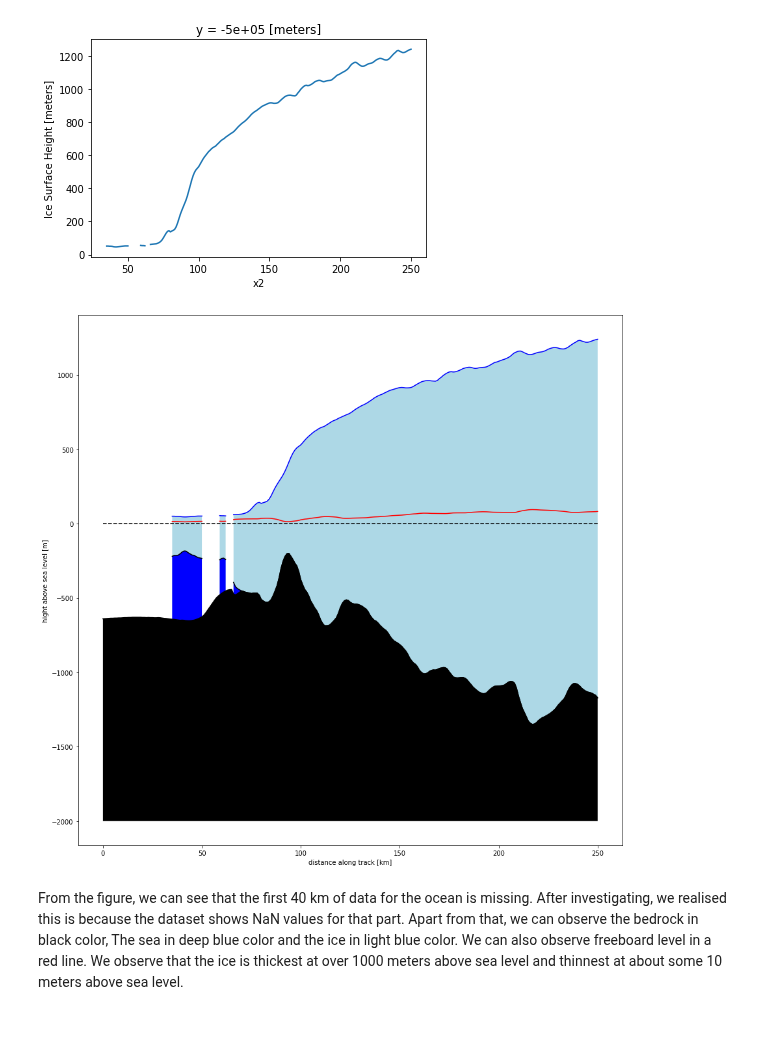
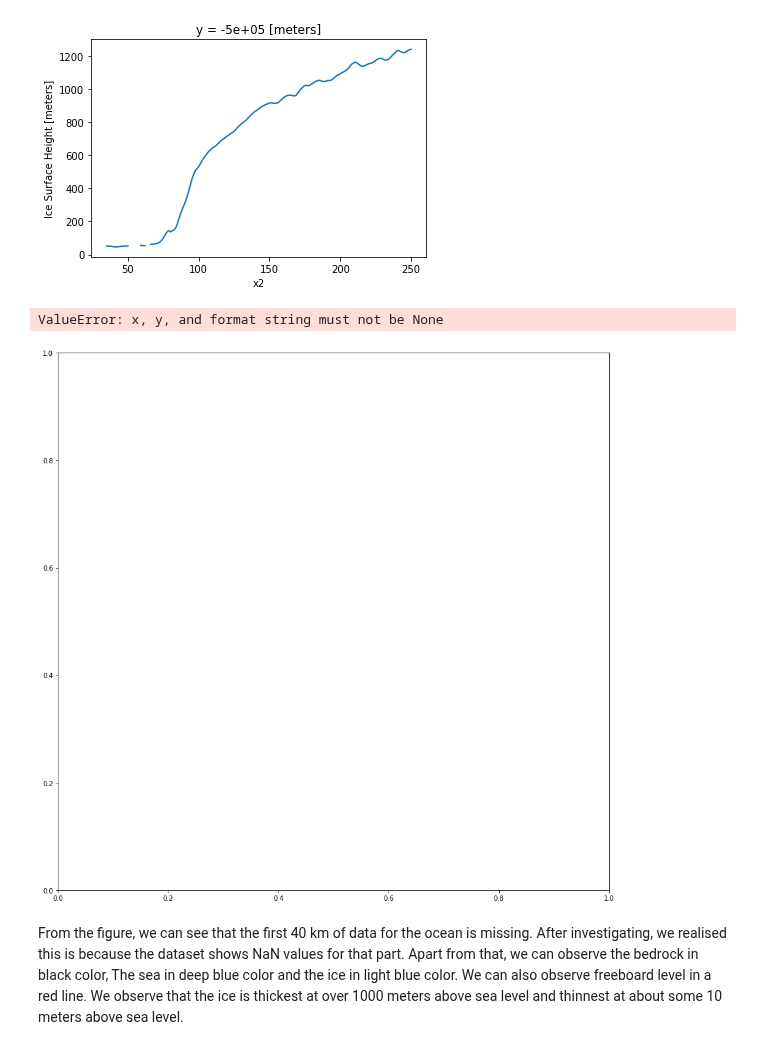
Before and after one commit to adnehk/Project1_MOD510, a Jupyter notebook: Project1_15.ipynb, the cells around one changed output. Saved outputs shown, nothing was run; the diff lists cells and outputs as text; code cells hidden in the pictures.

```diff
--- a/Project1_15.ipynb
+++ b/Project1_15.ipynb
@@ -434,30 +434,33 @@ bed1d.surface.plot(x='x2') # plot surface elevation
 # %% [output]
 [<matplotlib.lines.Line2D at 0x...>]
 [figure]
+# %%
+def Freebord_level(surface, thickness):
+    p_w = 1.0 # density of water
+    p_ice = 0.9340 # density of ice
+    h = -(surface-thickness)*((p_w/p_ice)-1) # Freeboard level
 # %%
-p_w = 1.0 # density of water
-p_ice = 0.9340 # density of ice
 surface = bed1d.surface.values # surface elevation
 thickness = bed1d["thickness"].values # ice thickness
 water = surface-thickness  # water depth
 x = np.arange(0.0,len(bed1d.bed.values), 1) # x-axis
 
-# print(surface)
-h = -(surface-thickness)*((p_w/p_ice)-1) # Freeboard level
+h = Freebord_level(surface, thickness)
 plt.figure(figsize=(15,15))
 plt.plot(h, "-r")
 plt.plot(surface, "b")
 plt.plot([0]*len(thickness), "--k")
 plt.plot(water, "-k")
 plt.plot(bed1d.bed.values, "k")
 plt.fill_between(x, bed1d.bed.values, -2000, facecolor="k") # fill the bedrock with black
 plt.fill_between(x, surface, bed1d.bed.values, facecolor="lightblue")  # fill the ice with lightblue
 plt.fill_between(x, surface-thickness, bed1d.bed.values, facecolor="blue")  # fill the water with blue
 plt.ylabel("hight above sea level [m]")
 plt.xlabel("distance along track [km]")
 plt.show()
 # %% [output]
+ValueError: x, y, and format string must not be None
-[figure, old version]
+[figure, new version]
 # %% [markdown]
 From the figure, we can see that the first 40 km of data for the ocean is missing. After investigating, we realised this is because the dataset shows NaN values for that part. Apart from that, we can observe the bedrock in black color, The sea in deep blue color and the ice in light blue color. We can also observe freeboard level in a red line.
 We observe that the ice is thickest at over 1000 meters above sea level and thinnest at about some 10 meters above sea level.
```
Also changed, not shown: parts of 2 cells of this notebook.
